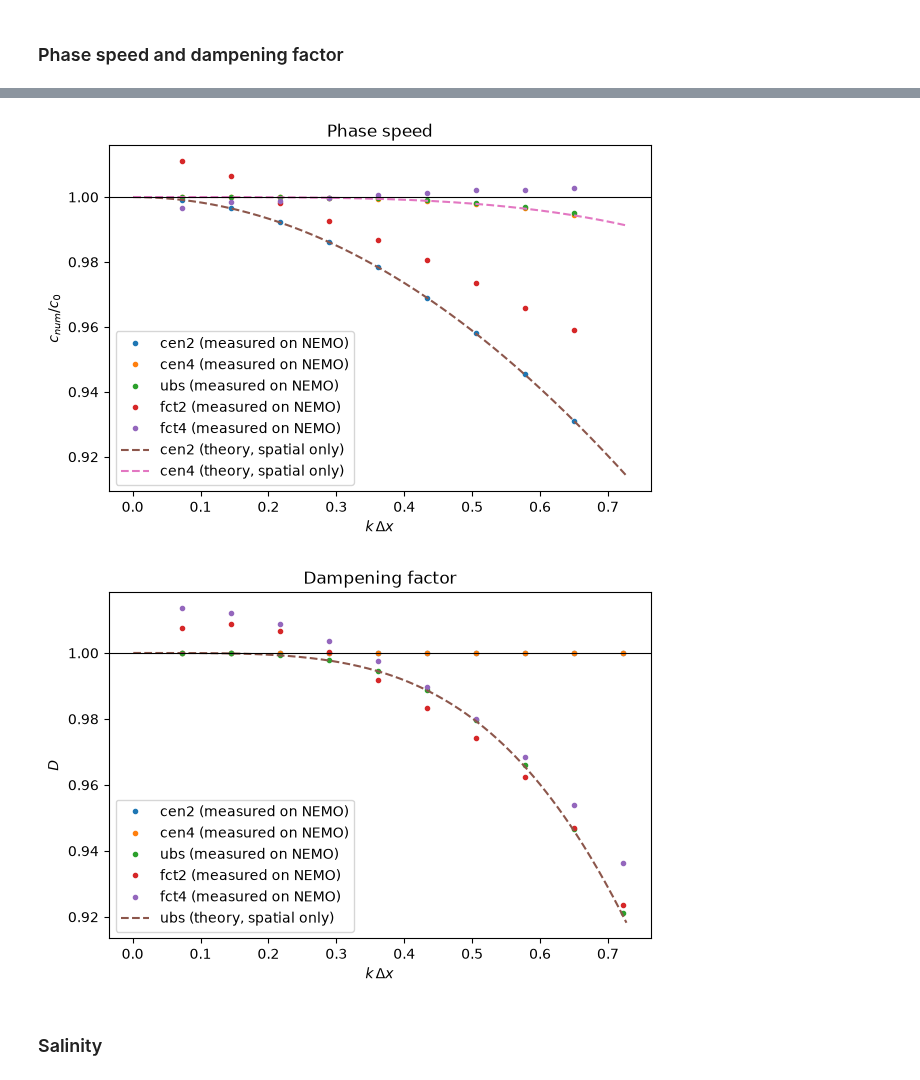
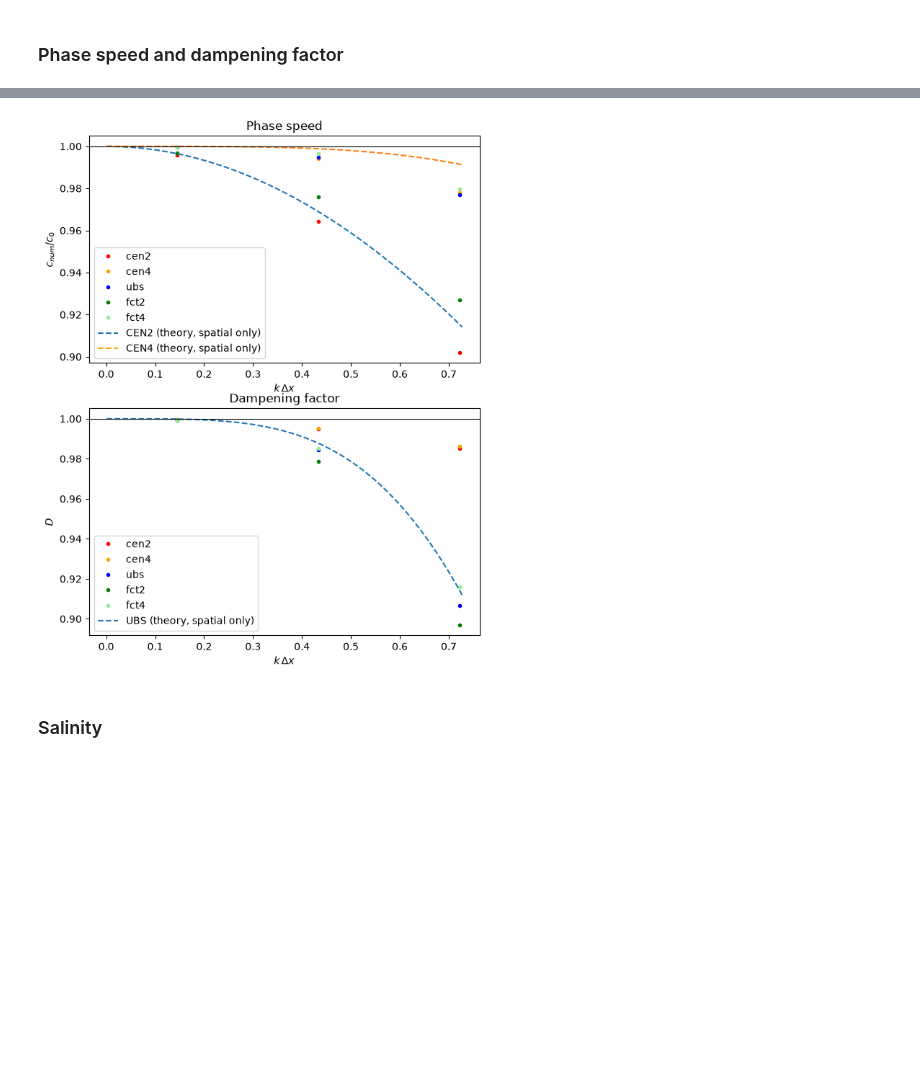
Before and after one commit to justinebuisson606/NEMO_Demonstrators, a Jupyter notebook: Demonstator 1-gauss.ipynb, the cells around one changed output, grey strips where cells are left out. Drawn from its saved outputs; the diff is of its cells as text; code cells hidden in the pictures; blank space fills up the shorter version.

```diff
--- a/Demonstator 1-gauss.ipynb
+++ b/Demonstator 1-gauss.ipynb
@@ -92,6 +63,7 @@ plt.legend()
 # %%
 w_list = [5, 3, 1]
-scheme_list = [ 'ubs', 'fct2', 'fct4']
+scheme_list = ['cen2', 'cen4', 'ubs', 'fct2', 'fct4']
+colors = {'cen2' : 'red', 'cen4' : 'orange', 'ubs' : 'blue', 'fct2' : 'green', 'fct4' : 'lightgreen'}
 # %%
 
 v= 0.5
@@ -142,7 +116,0 @@ fct4_sin = xr.open_dataset(rep+'CANAL_sin_fct43_all_grid.nc', decode_times=False
-# %%
-schemes = {'cen2': cen2, 'ubs': ubs, 'fct2' :fct2, 'fct4' : fct4}
-schemes_sin = { 'cen2': cen2_sin, 'cen4' : cen4_sin, 'ubs' : ubs_sin, 'fct2': fct2_sin, 'fct4' : fct4_sin}
-soce = {n: ds['soce'].isel(y_grid_T=50, deptht=0).values
-          for n, ds in schemes.items()}
-soce_sin = {n: ds['soce'].isel(y_grid_T=50, deptht=0).values
-          for n, ds in schemes_sin.items()}
@@ -151,65 +121,68 @@ dx = 10000 #[m]
 dt = 24*3600 #[s]
 c0 = 0.5 #[m/s]
 theta_max = min(np.pi, np.pi*dx/(c0*dt)) #maximum value of theta to avoid spectral aliasing
 k_max = theta_max/dx
 
 def phase_speed(f, dx, dt):
     """f[t, x] -> k, c(k) mesuré par la rotation de phase entre pas de temps."""
     F = np.fft.rfft(f - f.mean(axis=1, keepdims=True), axis=1)
     k = 2*np.pi*np.fft.rfftfreq(f.shape[1], dx)
+    F=F[:,1:]
+    k=k[1:]
     dphi = np.angle(F[1:] / F[:-1])          # = -ω dt with numpy convention
     w = np.abs(F[1:]*F[:-1])               # amplitude weighting
     c = np.full(k.shape, np.nan)
     D = np.full(k.shape, np.nan)
     A = np.abs(F[1:]/F[:-1])
     for i in range(1, len(k)):
-        c[i] = -np.sum(w[:,i]*dphi[:, i]) / (np.sum(w[:,i])*k[i] * dt)
-        D[i] = np.sum(w[:,i]*A[:,i]) / np.sum(w[:,i])
+        c[i] = -np.sum(w[:,i]*dphi[:, i]) / (np.sum(w)*k[i] * dt)
+        D[i] = np.sum(w[:,i]*A[:,i]) / np.sum(w)
     return k, c, D
 
 
 theta = np.linspace(1e-3, theta_max, 400)                       # θ = k·dx
 theory = { #theoretical expression of c_p = ω/k for CEN2 and CEN4 for spatial discretisation only
     'cen2': np.sin(theta) / theta,
     'cen4': (4/3*np.sin(theta) - 1/6*np.sin(2*theta)) / theta,
 }
 theory_D = { #theoretical expression of c_p = ω/k for CEN2 and CEN4 for spatial discretisation only
-    'ubs': np.exp(-c0*2/3*(6+2*np.cos(2*theta)-8*np.cos(theta))),
+    'ubs': np.exp(-c0*dt/(3*dx)*(1-np.cos(theta))**2),
 }
+
+fig, ax = plt.subplots(2, 1, figsize=(7, 9))
+for scheme in scheme_list :
+    for i, l in enumerate(w_list):
+            dataset = xr.open_dataset(rep+'CANAL_sin_'+scheme+str(l)+'_all_grid.nc', decode_times=False)
+            f = dataset['soce'].isel(y_grid_T=50, deptht=0).values
+            k, c, D = phase_speed(f, dx, dt)
+            mask2 = c/c0>0.01
+            k = k[mask2]
+            c = c[mask2]
+            ax[0].plot(k*dx, c / c0, '.', color=colors[scheme], label = f"{scheme}")
+            D = D[mask2]
+            ax[1].plot(k*dx, D, '.', color=colors[scheme])
+for name, c_th in theory.items():
+    ax[0].plot(theta, c_th, '--', label=f'{name} (theory, spatial only)')
+ax[0].set_xlabel(r'$k\,\Delta x$')
+ax[0].set_ylabel(r'$c_{num}/c_0$')
+ax[0].set_title(r'Phase speed')
+ax[0].axhline(1, color='k', lw=0.8)
+
+ax[0].legend(handles=[mlines.Line2D([],[],color=colors[n],ls='None',marker='.',label = f"{n}",) for n, scheme in schemes_sin.items()]+[ mlines.Line2D([],[],ls='--',label = f"CEN2 (theory, spatial only)"), mlines.Line2D([],[],ls='--',color = 'orange', label = f"CEN4 (theory, spatial only)"),])
 
 
 
-fig, ax = plt.subplots(figsize=(7, 4.5))
-for name, f in soce_sin.items():
-    k, c, D = phase_speed(f, dx, dt)
-    k=k[ k < k_max]
-    c = c[:len(k)]
-    ax.plot(k[:-1]*dx, c[:-1] / c0, '.', label=f'{name} (measured on NEMO)')
-for name, c_th in theory.items():
-    ax.plot(theta, c_th, '--', label=f'{name} (theory, spatial only)')
-ax.axhline(1, color='k', lw=0.8)
-ax.set_xlabel(r'$k\,\Delta x$')
-ax.set_ylabel(r'$c_{num}/c_0$')
-ax.set_title(r'Phase speed')
-ax.legend()
+for name, c_th in theory_D.items():
+    ax[1].plot(theta, c_th, '--', label=f'{name} (theory, spatial only)')
+
+ax[1].axhline(1, color='k', lw=0.8)
+ax[1].set_xlabel(r'$k\,\Delta x$')
+ax[1].set_ylabel(r'$D$')
+ax[1].set_title(r'Dampening factor')
+ax[1].legend(handles=[mlines.Line2D([],[],color=colors[n],ls='None',marker='.',label = f"{n}",) for n, scheme in schemes_sin.items()]+[ mlines.Line2D([],[],ls='--',label = f"UBS (theory, spatial only)")])
+
 plt.show()
-
-fig, ax = plt.subplots(figsize=(7, 4.5))
-for name, f in soce_sin.items():
-    k, c, D = phase_speed(f, dx, dt)
-    k=k[ k < k_max]
-    D = D[:len(k)]
-    ax.plot(k*dx, D, '.', label=f'{name} (measured on NEMO)')
-for name, c_th in theory_D.items():
-    ax.plot(theta, c_th, '--', label=f'{name} (theory, spatial only)')
-ax.axhline(1, color='k', lw=0.8)
-ax.set_xlabel(r'$k\,\Delta x$')
-ax.set_ylabel(r'$D$')
-ax.set_title(r'Dampening factor')
-ax.legend()
-plt.show()
 # %% [output]
-[figure, old version]
+[figure, new version]
-[figure, removed]
 # %% [markdown]
 ### Salinity
```
Also changed, not shown: parts of 18 cells of this notebook, 1 other file.
